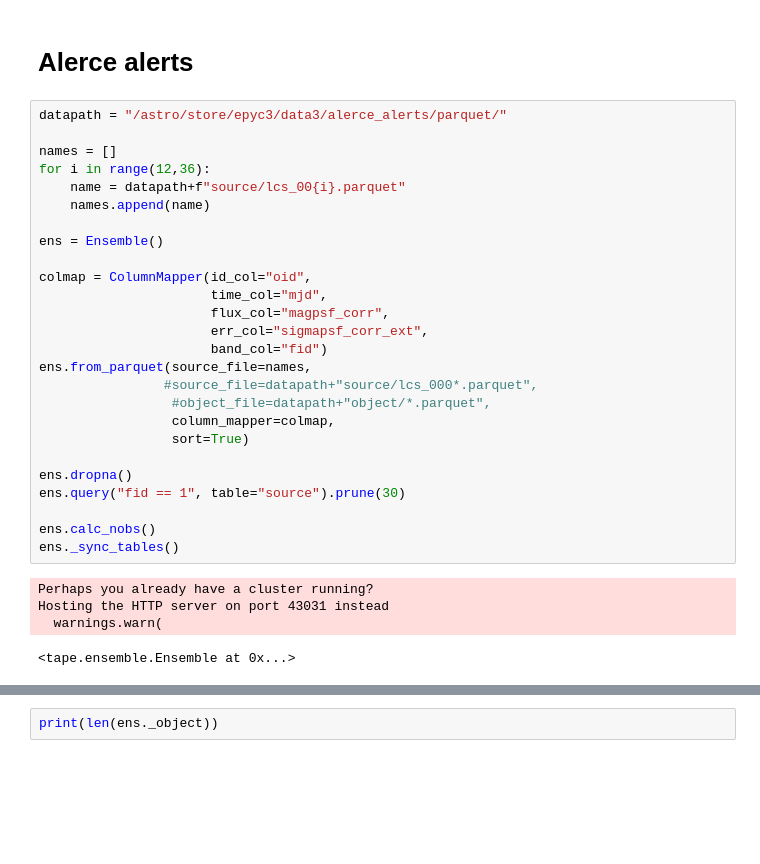
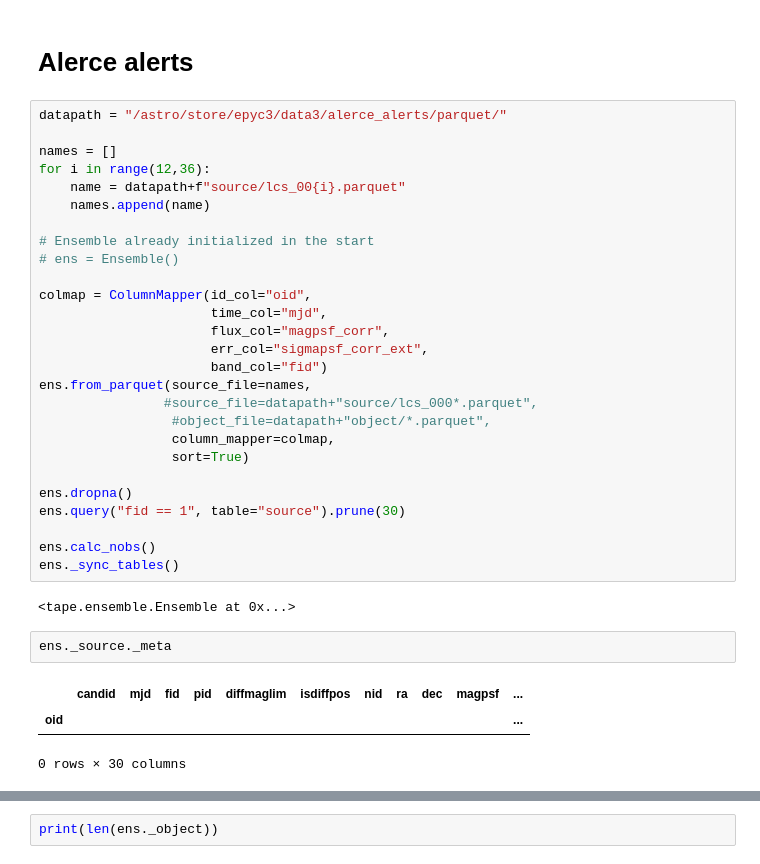
Before and after one commit to lincc-frameworks/notebooks_lf, a Jupyter notebook: PeriodDrw/Fit.ipynb, the cells around one changed output, grey strips where cells are left out. Cells and saved outputs as stored; diff of their text form; blank space fills up the shorter version.

```diff
--- a/PeriodDrw/Fit.ipynb
+++ b/PeriodDrw/Fit.ipynb
@@ -190,7 +197,8 @@ for i in range(12,36):
     name = datapath+f"source/lcs_00{i}.parquet"
     names.append(name)
 
-ens = Ensemble()
+# Ensemble already initialized in the start
+# ens = Ensemble()
 
 colmap = ColumnMapper(id_col="oid",
                       time_col="mjd",
@@ -209,7 +217,10 @@ ens.query("fid == 1", table="source").prune(30)
 ens.calc_nobs()
 ens._sync_tables()
 # %% [output]
-Perhaps you already have a cluster running?
-Hosting the HTTP server on port 43031 instead
-  warnings.warn(
+<tape.ensemble.Ensemble at 0x...>
-<tape.ensemble.Ensemble at 0x...>
+# %%
+ens._source._meta
+# %% [output]
+|  | candid | mjd | fid | pid | diffmaglim | isdiffpos | nid | ra | dec | magpsf | ... |
+| oid |  |  |  |  |  |  |  |  |  |  | ... |
+0 rows × 30 columns
```
Also changed, not shown: parts of 22 cells of this notebook.
